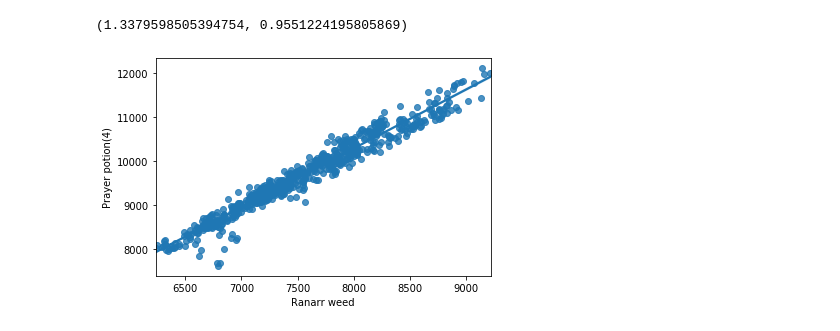
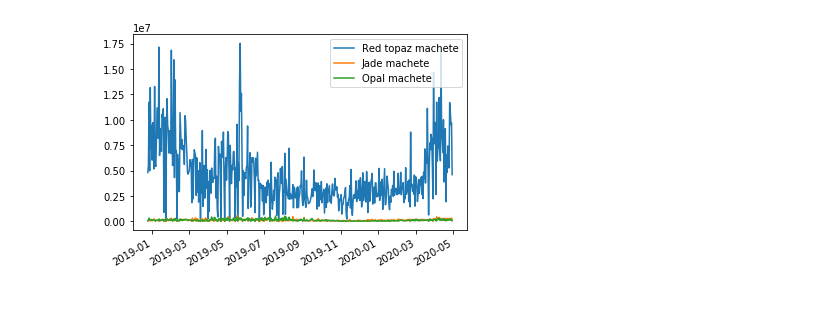
Before and after one commit to durumu/osrs-prediction, a Jupyter notebook: osrs.ipynb, the cells around one changed output. Drawn from its saved outputs; the diff is of its cells as text; code cells hidden in the pictures; blank space fills up the shorter version.

```diff
--- a/osrs.ipynb
+++ b/osrs.ipynb
@@ -217,6 +365,7 @@ beta('Prayer potion(3)', 'Prayer potion(4)', func = func_to_plot, plot = True)
+# %%
+plot_over_time("Red topaz machete", "Jade machete", "Opal machete", func = gold_traded)
+# %% [output]
+[figure, added]
 # %%
-beta('Ranarr weed', 'Prayer potion(4)', func = clean_prices, plot = True)
+model = train_svc_model("Ranarr weed", "Prayer potion(4)")
-# %% [output]
-(1.3379598505394754, 0.9551224195805869)
-[figure, removed]
 # %%
```
Also changed, not shown: parts of 14 cells of this notebook.
